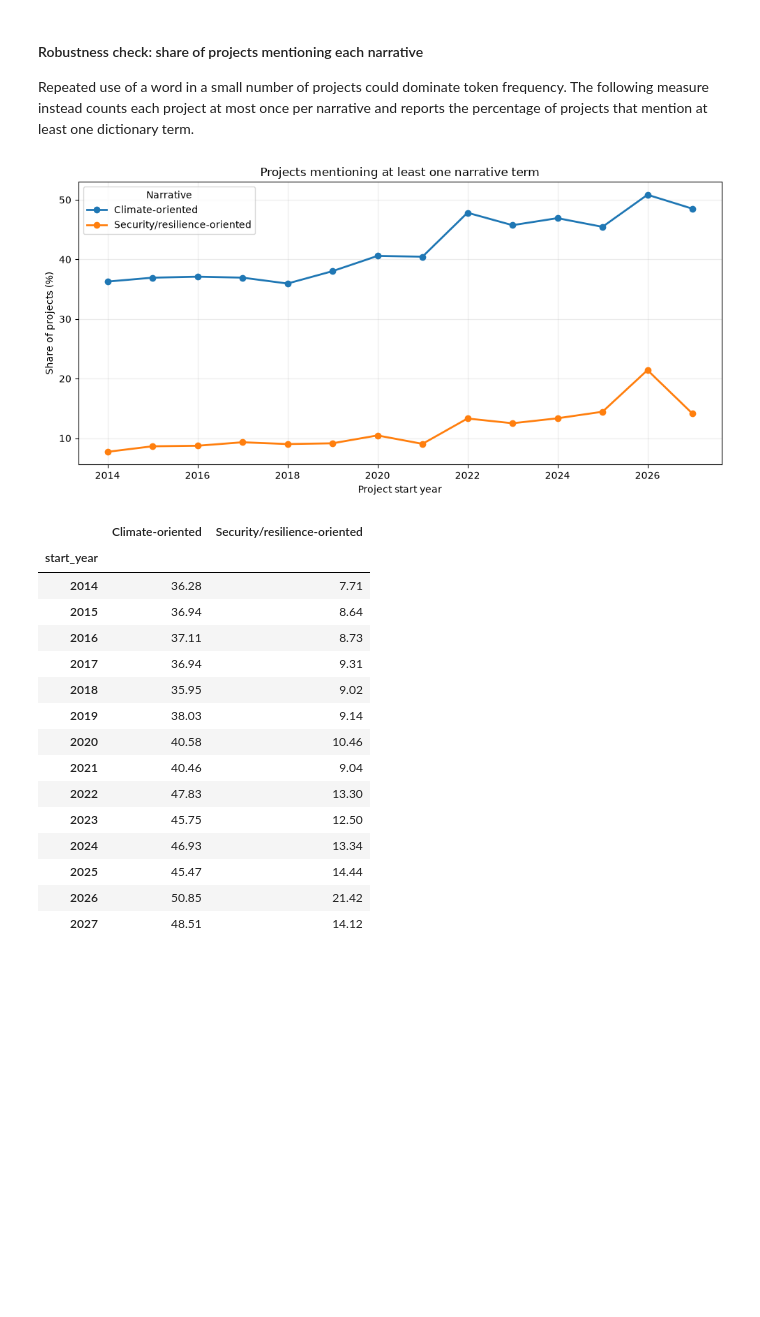
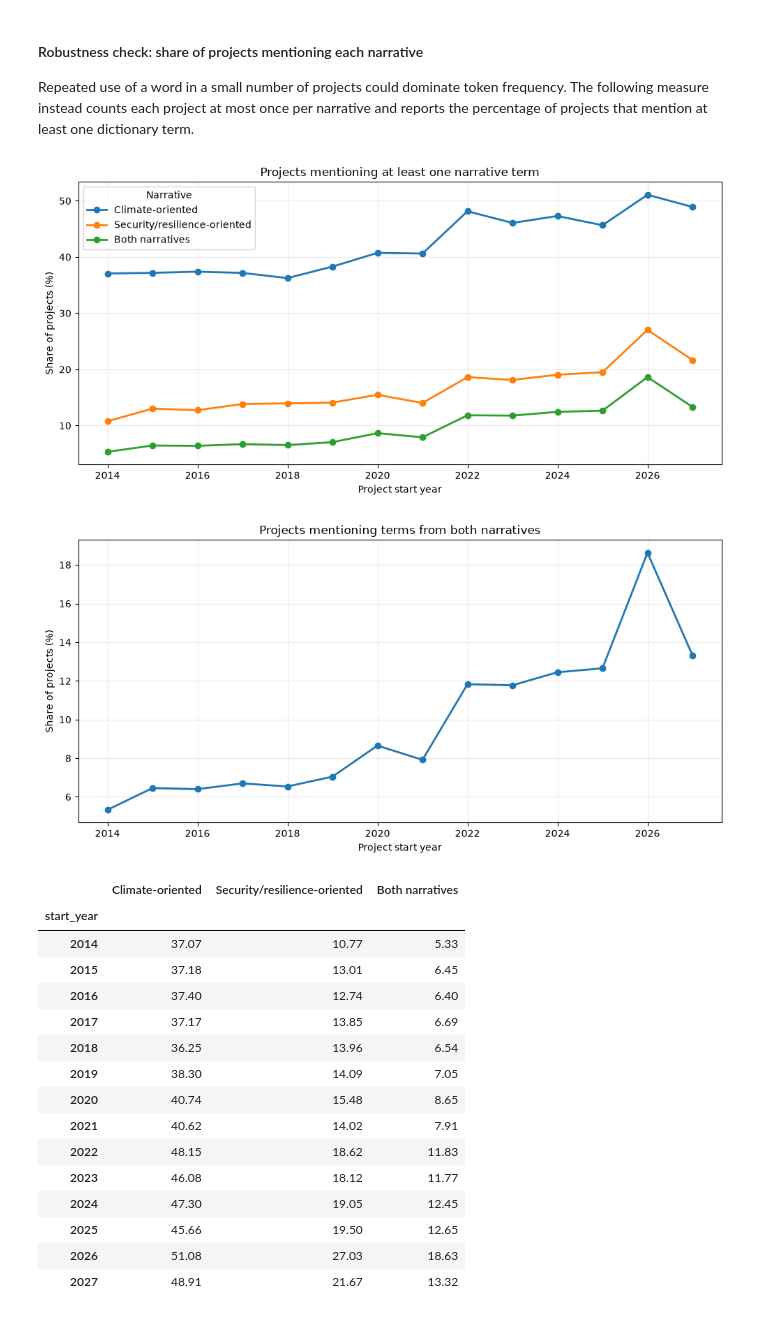
Before and after one commit to kimwilmink/Discourse_Analysis_EU_Budget_Strategy, a Jupyter notebook: bow_analysis.ipynb, the cells around one changed output. Drawn from its saved outputs; the diff is of its cells as text; code cells hidden in the pictures; blank space fills up the shorter version.

```diff
--- a/bow_and_bertopic.ipynb
+++ b/bow_analysis.ipynb
@@ -115,11 +115,15 @@ NARRATIVE_TERMS = {
     "Climate-oriented": [
         "climate", "climate change", "sustainability", "sustainable",
         "environment", "environmental", "renewable", "decarbonisation",
-        "decarbonization", "green transition"
+        "decarbonization", "green transition", "climate justice", "global warming",
+        "carbon footprint", "carbon neutrality", "carbon neutral"
     ],
     "Security/resilience-oriented": [
         "security", "resilience", "resilient", "defence", "defense",
-        "strategic autonomy", "autonomy", "sovereignty", "preparedness"
+        "strategic autonomy", "autonomy", "sovereignty", "energy security",
+        "preparedness", "vulnerability", "threat", "vulnerable", "self-sufficiency",
+        "self-sufficient", "self-reliance", "self-reliant", "supply chain",
+        "critical infrastructure", "securitize", "securitization", "geopolitical", "geostrategic"
     ],
 }
 
@@ -284,13 +254,19 @@ display(term_project_share.round(2))
 | 2026 | 5.15 | 10.18 | 6.12 | 0.76 | 0.72 | 1.43 | 2.86 | 2.45 | ... |
 | 2027 | 2.98 | 7.36 | 3.38 | 0.60 | 0.99 | 0.20 | 1.39 | 0.60 | ... |
 # %%
-# Inspect individual terms so that one frequent word cannot silently drive an
-# entire narrative trend.
+# Inspect a compact set of core terms for each narrative so the plot stays readable.
 fig, axes = plt.subplots(1, 2, figsize=(16, 5), sharey=False)
 
-for ax, (narrative, terms) in zip(axes, NARRATIVE_TERMS.items()):
-    annual_frequency[terms].plot(ax=ax, marker="o")
-    ax.set_title(narrative)
+for ax, (narrative, narrative_terms) in zip(axes, NARRATIVE_TERMS.items()):
+    top_terms = (
+        term_frequency[narrative_terms]
+        .mean()
+        .sort_values(ascending=False)
+        .head(3)
+        .index.tolist()
+    )
+    term_frequency[top_terms].plot(ax=ax, marker="o")
+    ax.set_title(f"{narrative} — core terms")
     ax.set_xlabel("Project start year")
     ax.set_ylabel("Occurrences per 10,000 words")
     ax.grid(alpha=0.25)
@@ -307,44 +283,63 @@ Repeated use of a word in a small number of projects could dominate token freque
 # %%
 project_mentions = pd.DataFrame(index=data.index)
 project_mentions["start_year"] = data["start_year"]
 
 for narrative, terms in NARRATIVE_TERMS.items():
     project_mentions[narrative] = term_counts[terms].sum(axis=1).gt(0)
 
+project_mentions["Both narratives"] = project_mentions[list(NARRATIVE_TERMS)].all(axis=1)
+
 annual_project_share = (
-    project_mentions.groupby("start_year")[list(NARRATIVE_TERMS)]
+    project_mentions.groupby("start_year")[list(NARRATIVE_TERMS) + ["Both narratives"]]
     .mean()
     .mul(100)
     .loc[included_years]
 )
 
 ax = annual_project_share.plot(figsize=(10, 5), marker="o", linewidth=2)
 ax.set(
     title="Projects mentioning at least one narrative term",
     xlabel="Project start year",
     ylabel="Share of projects (%)",
 )
 ax.grid(alpha=0.25)
 ax.legend(title="Narrative")
 plt.tight_layout()
 plt.show()
 
+ax = (
+    project_mentions.groupby("start_year")["Both narratives"]
+    .mean()
+    .mul(100)
+    .loc[included_years]
+    .plot(figsize=(10, 5), marker="o", linewidth=2)
+)
+ax.set(
+    title="Projects mentioning terms from both narratives",
+    xlabel="Project start year",
+    ylabel="Share of projects (%)",
+)
+ax.grid(alpha=0.25)
+plt.tight_layout()
+plt.show()
+
 display(annual_project_share.round(2))
 # %% [output]
-[figure, old version]
+[figure, new version]
+[figure, added]
-|  | Climate-oriented | Security/resilience-oriented |
-| start_year |  |  |
-| 2014 | 36.28 | 7.71 |
-| 2015 | 36.94 | 8.64 |
-| 2016 | 37.11 | 8.73 |
-| 2017 | 36.94 | 9.31 |
-| 2018 | 35.95 | 9.02 |
-| 2019 | 38.03 | 9.14 |
-| 2020 | 40.58 | 10.46 |
-| 2021 | 40.46 | 9.04 |
-| 2022 | 47.83 | 13.30 |
-| 2023 | 45.75 | 12.50 |
-| 2024 | 46.93 | 13.34 |
-| 2025 | 45.47 | 14.44 |
-| 2026 | 50.85 | 21.42 |
-| 2027 | 48.51 | 14.12 |
+|  | Climate-oriented | Security/resilience-oriented | Both narratives |
+| start_year |  |  |  |
+| 2014 | 37.07 | 10.77 | 5.33 |
+| 2015 | 37.18 | 13.01 | 6.45 |
+| 2016 | 37.40 | 12.74 | 6.40 |
+| 2017 | 37.17 | 13.85 | 6.69 |
+| 2018 | 36.25 | 13.96 | 6.54 |
+| 2019 | 38.30 | 14.09 | 7.05 |
+| 2020 | 40.74 | 15.48 | 8.65 |
+| 2021 | 40.62 | 14.02 | 7.91 |
+| 2022 | 48.15 | 18.62 | 11.83 |
+| 2023 | 46.08 | 18.12 | 11.77 |
+| 2024 | 47.30 | 19.05 | 12.45 |
+| 2025 | 45.66 | 19.50 | 12.65 |
+| 2026 | 51.08 | 27.03 | 18.63 |
+| 2027 | 48.91 | 21.67 | 13.32 |
```
Also changed, not shown: parts of 1 cell of this notebook.
